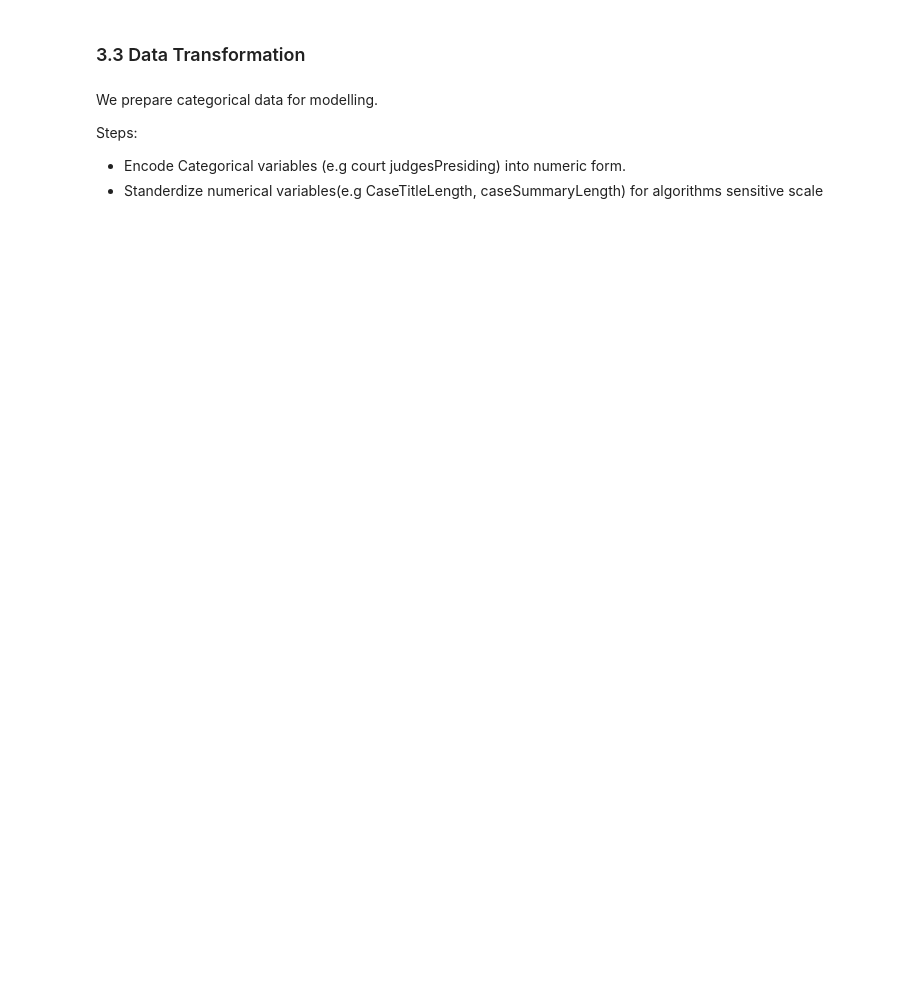
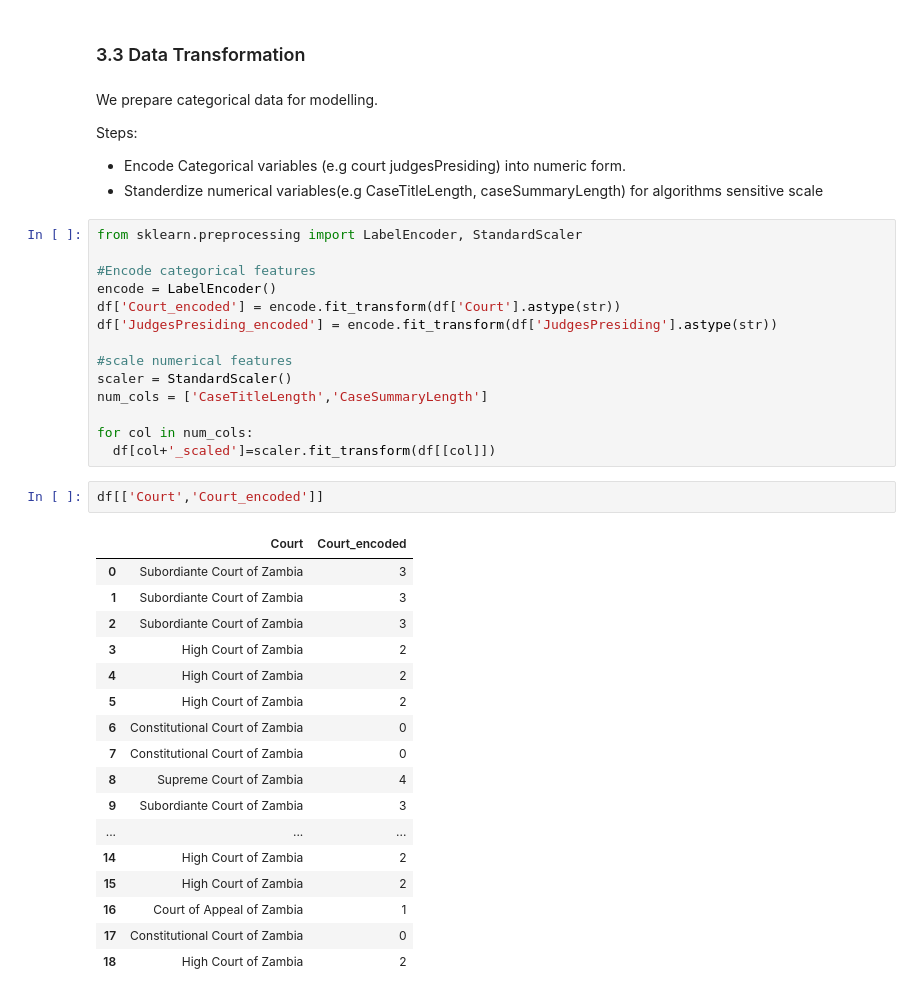
Before and after one commit to SuwilanjiTrey/DataMining-11, a Jupyter notebook: dataMiningGroup11.ipynb, the cells around one changed output. Saved outputs shown, nothing was run; the diff lists cells and outputs as text; blank space fills up the shorter version.

Commit message:
[DP]Encoded categorical values and scaled numerical values

```diff
--- a/dataMiningGroup11.ipynb
+++ b/dataMiningGroup11.ipynb
@@ -220,3 +220,37 @@ We prepare categorical data for modelling.
 Steps:
 * Encode Categorical variables (e.g court judgesPresiding) into numeric form.
 * Standerdize numerical variables(e.g CaseTitleLength, caseSummaryLength) for algorithms sensitive scale
+# %%
+from sklearn.preprocessing import LabelEncoder, StandardScaler
+
+#Encode categorical features
+encode = LabelEncoder()
+df['Court_encoded'] = encode.fit_transform(df['Court'].astype(str))
+df['JudgesPresiding_encoded'] = encode.fit_transform(df['JudgesPresiding'].astype(str))
+
+#scale numerical features
+scaler = StandardScaler()
+num_cols = ['CaseTitleLength','CaseSummaryLength']
+
+for col in num_cols:
+  df[col+'_scaled']=scaler.fit_transform(df[[col]])
+# %%
+df[['Court','Court_encoded']]
+# %% [output]
+|  | Court | Court_encoded |
+| 0 | Subordiante Court of Zambia | 3 |
+| 1 | Subordiante Court of Zambia | 3 |
+| 2 | Subordiante Court of Zambia | 3 |
+| 3 | High Court of Zambia | 2 |
+| 4 | High Court of Zambia | 2 |
+| 5 | High Court of Zambia | 2 |
+| 6 | Constitutional Court of Zambia | 0 |
+| 7 | Constitutional Court of Zambia | 0 |
+| 8 | Supreme Court of Zambia | 4 |
+| 9 | Subordiante Court of Zambia | 3 |
+| ... | ... | ... |
+| 14 | High Court of Zambia | 2 |
+| 15 | High Court of Zambia | 2 |
+| 16 | Court of Appeal of Zambia | 1 |
+| 17 | Constitutional Court of Zambia | 0 |
+| 18 | High Court of Zambia | 2 |
```
